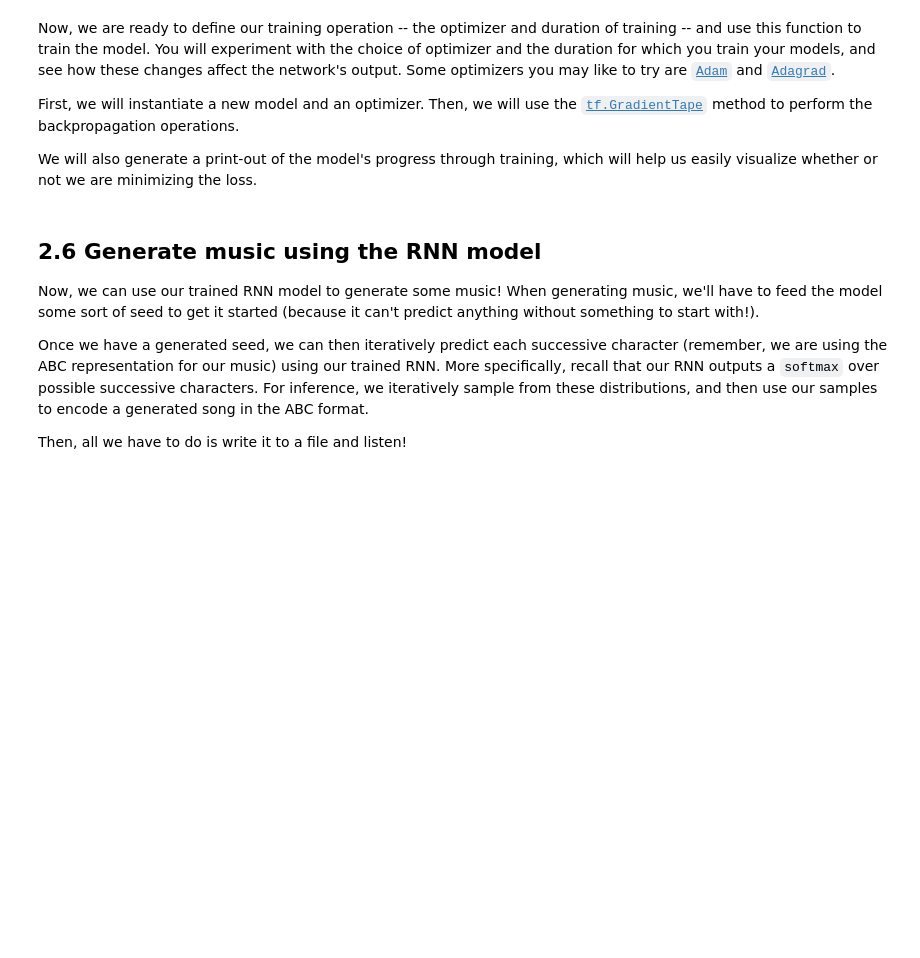
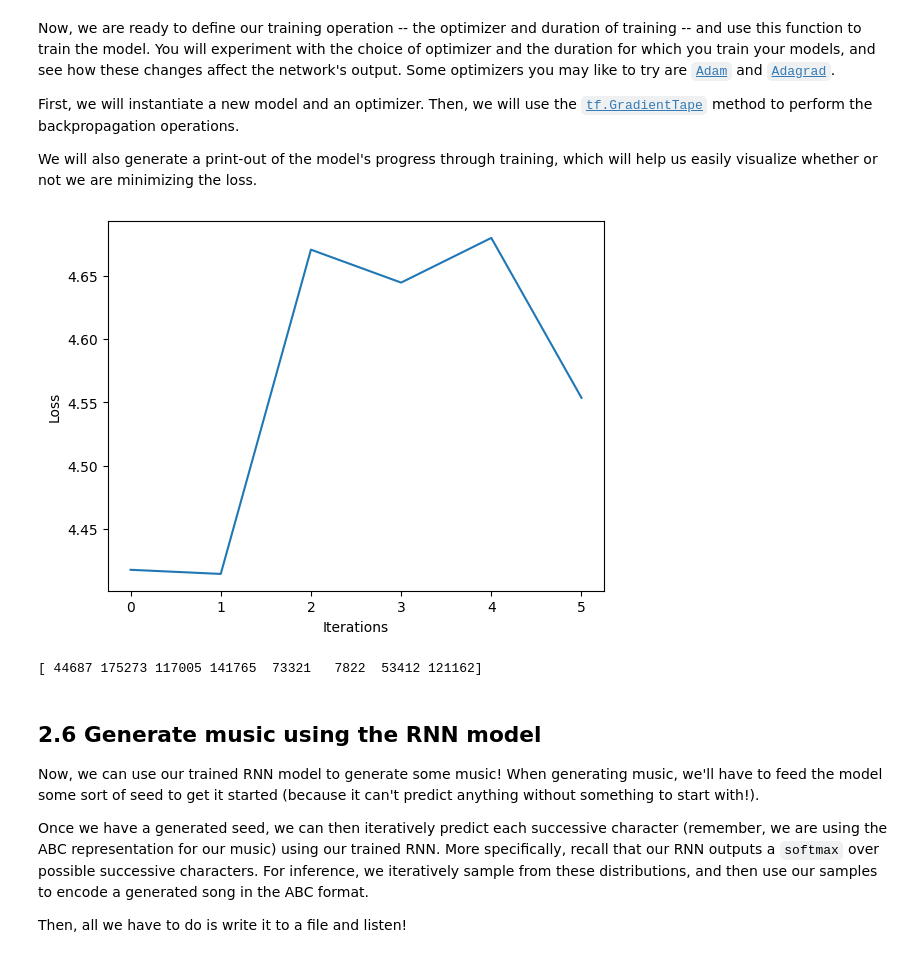
Before and after one commit to MichaelSch111/21_game, a Jupyter notebook: lab1/TF_Part2_Music_Generation.ipynb, the cells around one changed output. Saved outputs shown, nothing was run; the diff lists cells and outputs as text; code cells hidden in the pictures; blank space fills up the shorter version.

```diff
--- a/lab1/TF_Part2_Music_Generation.ipynb
+++ b/lab1/TF_Part2_Music_Generation.ipynb
@@ -204,18 +204,22 @@ def get_batch(vectorized_songs, seq_length, batch_size):
   n = vectorized_songs.shape[0] - 1
   # randomly choose the starting indices for the examples in the training batch
   idx = np.random.choice(n-seq_length, batch_size)
+  input_batch = []
+  output_batch = []
 
   print(idx)
   for i in idx:
     '''TODO: construct a list of input sequences for the training batch'''
     # input_batch = vectorized_songs[idx+i:idx+i+seq_length]
-    input_batch = vectorized_songs[i:i+seq_length]
+    input_batch.append(vectorized_songs[i:i+seq_length])
     '''TODO: construct a list of output sequences for the training batch'''
-    output_batch = vectorized_songs[i+1:i+seq_length+1]
+    output_batch.append(vectorized_songs[i+1:i+seq_length+1])
 
+  input_batch = np.array(input_batch)
+  output_batch = np.array(output_batch)
   # x_batch, y_batch provide the true inputs and targets for network training
-  x_batch = np.reshape(input_batch, [batch_size, seq_length])
-  y_batch = np.reshape(output_batch, [batch_size, seq_length])
+  x_batch = input_batch
+  y_batch = output_batch
   return x_batch, y_batch
 
 
@@ -283,12 +310,12 @@ def build_model(vocab_size, embedding_dim, rnn_units, batch_size):
 
     # Layer 2: LSTM with `rnn_units` number of units.
     # TODO: Call the LSTM function defined above to add this layer.
-    LSTM('''TODO'''),
+    LSTM(rnn_units),
 
     # Layer 3: Dense (fully-connected) layer that transforms the LSTM output
     #   into the vocabulary size.
     # TODO: Add the Dense layer.
-    '''TODO: DENSE LAYER HERE'''
+    tf.keras.layers.Dense(vocab_size)
   ])
 
   return model
@@ -350,12 +411,12 @@ Let's first compute the loss using our example predictions from the untrained mo
 '''TODO: define the loss function to compute and return the loss between
     the true labels and predictions (logits). Set the argument from_logits=True.'''
 def compute_loss(labels, logits):
-  loss = tf.keras.losses.sparse_categorical_crossentropy('''TODO''', '''TODO''', from_logits=True) # TODO
+  loss = tf.keras.losses.sparse_categorical_crossentropy(labels, logits, from_logits=True) # TODO
   return loss
 
 '''TODO: compute the loss using the true next characters from the example batch
     and the predictions from the untrained model several cells above'''
-example_batch_loss = compute_loss('''TODO''', '''TODO''') # TODO
+example_batch_loss = compute_loss(y, pred) # TODO
 
 print("Prediction shape: ", pred.shape, " # (batch_size, sequence_length, vocab_size)")
 print("scalar_loss:      ", example_batch_loss.numpy().mean())
@@ -411,13 +475,13 @@ We will also generate a print-out of the model's progress through training, whic
 
 '''TODO: instantiate a new model for training using the `build_model`
   function and the hyperparameters created above.'''
-model = build_model('''TODO: arguments''')
+model = build_model(vocab_size, params['embedding_dim'], params['rnn_units'], params['batch_size'])
 
 '''TODO: instantiate an optimizer with its learning rate.
   Checkout the tensorflow website for a list of supported optimizers.
   https://www.tensorflow.org/api_docs/python/tf/keras/optimizers/
   Try using the Adam optimizer to start.'''
-optimizer = # TODO
+optimizer = tf.keras.optimizers.Adam(learning_rate=params["learning_rate"])
 
 @tf.function
 def train_step(x, y):
@@ -425,10 +489,10 @@ def train_step(x, y):
   with tf.GradientTape() as tape:
 
     '''TODO: feed the current input into the model and generate predictions'''
-    y_hat = model('''TODO''')
+    y_hat = model(x)
 
     '''TODO: compute the loss!'''
-    loss = compute_loss('''TODO''', '''TODO''')
+    loss = compute_loss(y,y_hat)
 
   # Now, compute the gradients
   '''TODO: complete the function call for gradient computation.
@@ -436,40 +500,43 @@ def train_step(x, y):
       of the model parameters.
       HINT: use `model.trainable_variables` to get a list of all model
       parameters.'''
-  grads = tape.gradient('''TODO''', '''TODO''')
+  grads = tape.gradient(y_hat, model.trainable_variables)
 
   # Apply the gradients to the optimizer so it can update the model accordingly
   optimizer.apply_gradients(zip(grads, model.trainable_variables))
   return loss
 
 ##################
 # Begin training!#
 ##################
 
 history = []
 plotter = mdl.util.PeriodicPlotter(sec=2, xlabel='Iterations', ylabel='Loss')
 experiment = create_experiment()
 
 if hasattr(tqdm, '_instances'): tqdm._instances.clear() # clear if it exists
 for iter in tqdm(range(params["num_training_iterations"])):
 
   # Grab a batch and propagate it through the network
   x_batch, y_batch = get_batch(vectorized_songs, params["seq_length"], params["batch_size"])
   loss = train_step(x_batch, y_batch)
 
   # log the loss to the Comet interface! we will be able to track it there.
   experiment.log_metric("loss", loss.numpy().mean(), step=iter)
   # Update the progress bar and also visualize within notebook
   history.append(loss.numpy().mean())
   plotter.plot(history)
 
   # Update the model with the changed weights!
   if iter % 100 == 0:
     model.save_weights(checkpoint_prefix)
 
 # Save the trained model and the weights
 model.save_weights(checkpoint_prefix)
 experiment.flush()
+# %% [output]
+[figure, added]
+[ 44687 175273 117005 141765  73321   7822  53412 121162]
 # %% [markdown]
 ## 2.6 Generate music using the RNN model
 
```
Also changed, not shown: parts of 7 cells of this notebook.
